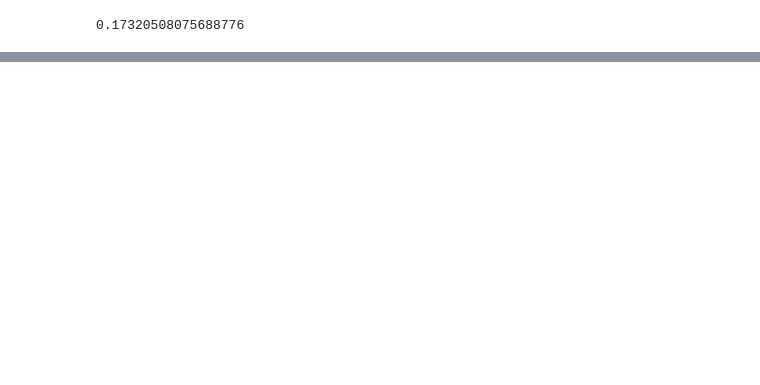
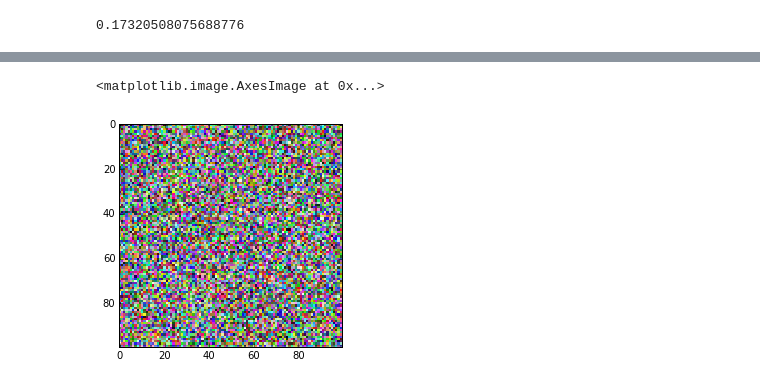
Before and after one commit to jwanga/go-deep, a Jupyter notebook: Self Organizing Maps.ipynb, the cells around one changed output, grey strips where cells are left out. Saved outputs shown, nothing was run; the diff lists cells and outputs as text; code cells hidden in the pictures; blank space fills up the shorter version.

```diff
--- a/Self Organizing Maps.ipynb
+++ b/Self Organizing Maps.ipynb
@@ -71,0 +40,78 @@ plt.imshow(output_weights, interpolation = "none")
+# %%
+# variables
+matrix_width = 100
+iterations = 100
+neighborhood_width = 1
+number_of_training_items = 15
+
+output_neurons = [[neurons.StepActivationNeuron(numpy.random.random(3), 1) for y in range(matrix_width)] for z in range(matrix_width)]
+output_weights = [[neuron.weights for neuron in row] for row in output_neurons]
+
+#print neuron weights from the corner of the map before training
+print(output_neurons[0][0].weights)
+print(output_neurons[0][matrix_width - 1].weights)
+print(output_neurons[matrix_width - 1][0].weights)
+print(output_neurons[matrix_width - 1][matrix_width - 1].weights)
+
+plt.imshow(output_weights, interpolation = "none")
+
+
+# create a random set of 15 training RGB values.
+training_set = [ x for x in numpy.random.random((number_of_training_items,3))]
+
+best_matching_units = []
+# print(training_set)
+
+# Create a 50x50 array of neurons with 3 random weights each.
+#output_neurons = [[neurons.StepActivationNeuron(numpy.random.random(3), 1) for y in range(matrix_width)] for z in range(matrix_width)]
+#output_weights = [[neuron.weights for neuron in row] for row in output_neurons]
+
+# for row in output_neurons:
+#         for neuron in row:
+#             print(neuron.weights)
+
+print()
+
+for iteration in range(1, iterations):
+
+    #decay is a monotonicly decreasing ratio of the number of iterations
+    decay_ratio = 1-((iteration - 1) / iterations)
+
+    for training_item in training_set:
+        distances = [[calculate_euclidian_distance(training_item, neuron.weights) for neuron in row] for row in output_neurons]
+        # the neuron with the smallest distance from the training example
+        best_matching_index = numpy.argmin(distances);
+        best_matching_index_tuple = numpy.unravel_index(best_matching_index, (matrix_width, matrix_width));
+        best_matching_neuron = output_neurons[best_matching_index_tuple[0]][best_matching_index_tuple[1]]
+
+#         print()
+#         print(best_matching_index, training_item, best_matching_index_tuple)
+
+        for row_index, row in enumerate(output_neurons):
+            for column_index, neuron in enumerate(row):
+                neuron_index_tuple = (row_index, column_index)
+                vector_difference = numpy.matrix(training_item) - numpy.matrix(neuron.weights)
+                neighborhood_fuction_value = calculate_neighborhood_function(neuron_index_tuple, best_matching_index_tuple, neighborhood_width, iteration)
+                neighborhood_ratio = vector_difference * neighborhood_fuction_value * decay_ratio
+                ratio_sum = numpy.matrix(neuron.weights) + neighborhood_ratio
+
+                neuron.weights = ratio_sum.getA1()
+#                 print("vector_difference:           {0}".format(vector_difference))
+#                 print("neighborhood_fuction_value:  {0}".format(neighborhood_fuction_value))
+#                 print("neighborhood_ratio:          {0}".format(neighborhood_ratio))
+#                 print("neuron.weights:              {0}".format(neuron.weights))
+
+
+
+# plot the weights as rgb colors.
+output_weights = [[neuron.weights for neuron in row] for row in output_neurons]
+
+#print neuron weights from the corner of the map after training
+print(output_neurons[0][0].weights)
+print(output_neurons[0][matrix_width - 1].weights)
+print(output_neurons[matrix_width - 1][0].weights)
+print(output_neurons[matrix_width - 1][matrix_width - 1].weights)
+
+plt.figure()
+plt.imshow(output_weights, interpolation = "none")
+# %% [output]
@@ -71,0 +127,2 @@ plt.imshow(output_weights, interpolation = "none")
+<matplotlib.image.AxesImage at 0x...>
+[figure, added]
```
Also changed, not shown: parts of 4 cells of this notebook, 2 other files.
